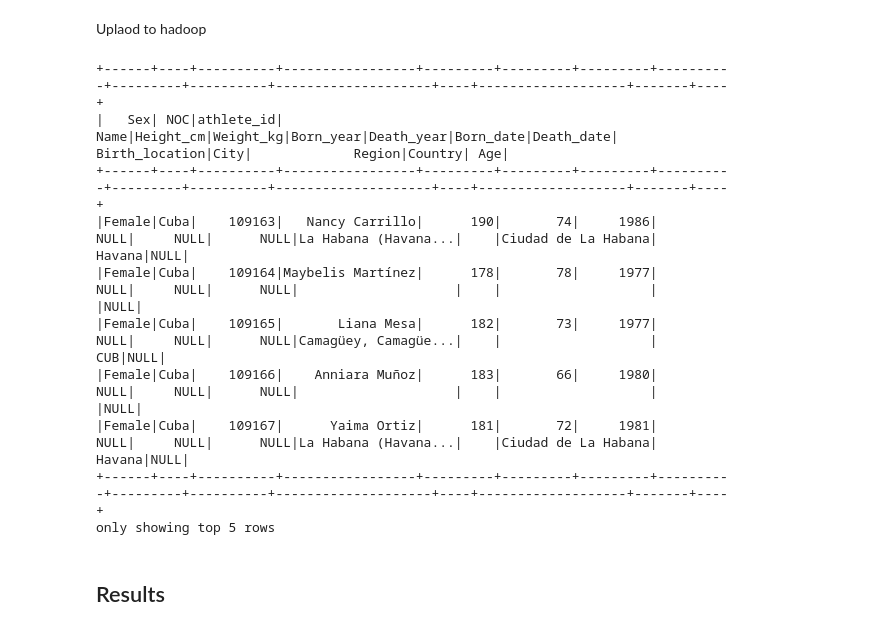
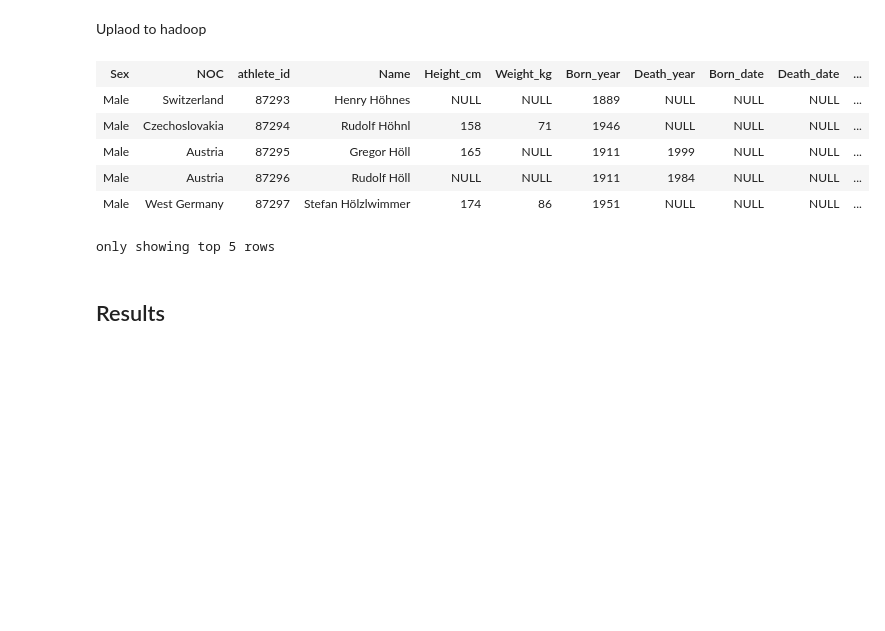
Before and after one commit to ojnny08/olympic-athlete-performance-elt, a Jupyter notebook: notebook/production.ipynb, the cells around one changed output. Saved outputs shown, nothing was run; the diff lists cells and outputs as text; code cells hidden in the pictures; blank space fills up the shorter version.

```diff
--- a/notebook/production.ipynb
+++ b/notebook/production.ipynb
@@ -115,21 +135,18 @@ only showing top 5 rows
 # %% [markdown]
 Uplaod to hadoop
 # %%
-df_athletes.write.mode('overwrite').parquet("hdfs:/data/clean/athletes")
-
-df_cleaned = spark.read.parquet("hdfs:///data/clean/athletes")
-df_cleaned.show(5)
+df_athletes.write.mode('overwrite').parquet("hdfs:///data/clean/athletes")
-# %% [output]
-+------+----+----------+-----------------+---------+---------+---------+----------+---------+----------+--------------------+----+-------------------+-------+----+
-|   Sex| NOC|athlete_id|             Name|Height_cm|Weight_kg|Born_year|Death_year|Born_date|Death_date|      Birth_location|City|             Region|Country| Age|
-+------+----+----------+-----------------+---------+---------+---------+----------+---------+----------+--------------------+----+-------------------+-------+----+
-|Female|Cuba|    109163|   Nancy Carrillo|      190|       74|     1986|      NULL|     NULL|      NULL|La Habana (Havana...|    |Ciudad de La Habana| Havana|NULL|
-|Female|Cuba|    109164|Maybelis Martínez|      178|       78|     1977|      NULL|     NULL|      NULL|                    |    |                   |       |NULL|
-|Female|Cuba|    109165|       Liana Mesa|      182|       73|     1977|      NULL|     NULL|      NULL|Camagüey, Camagüe...|    |                   |    CUB|NULL|
-|Female|Cuba|    109166|    Anniara Muñoz|      183|       66|     1980|      NULL|     NULL|      NULL|                    |    |                   |       |NULL|
-|Female|Cuba|    109167|      Yaima Ortiz|      181|       72|     1981|      NULL|     NULL|      NULL|La Habana (Havana...|    |Ciudad de La Habana| Havana|NULL|
-+------+----+----------+-----------------+---------+---------+---------+----------+---------+----------+--------------------+----+-------------------+-------+----+
-only showing top 5 rows
+# %%
+df_athletes_clean = spark.read.parquet("hdfs:///data/clean/athletes")
+df_athletes_clean
+# %% [output]
+| Sex | NOC | athlete_id | Name | Height_cm | Weight_kg | Born_year | Death_year | Born_date | Death_date | ... |
+| Male | Switzerland | 87293 | Henry Höhnes | NULL | NULL | 1889 | NULL | NULL | NULL | ... |
+| Male | Czechoslovakia | 87294 | Rudolf Höhnl | 158 | 71 | 1946 | NULL | NULL | NULL | ... |
+| Male | Austria | 87295 | Gregor Höll | 165 | NULL | 1911 | 1999 | NULL | NULL | ... |
+| Male | Austria | 87296 | Rudolf Höll | NULL | NULL | 1911 | 1984 | NULL | NULL | ... |
+| Male | West Germany | 87297 | Stefan Hölzlwimmer | 174 | 86 | 1951 | NULL | NULL | NULL | ... |
+only showing top 5 rows
 # %% [markdown]
 ## Results
 # %%
```
Also changed, not shown: parts of 13 cells of this notebook, 1 other file.
